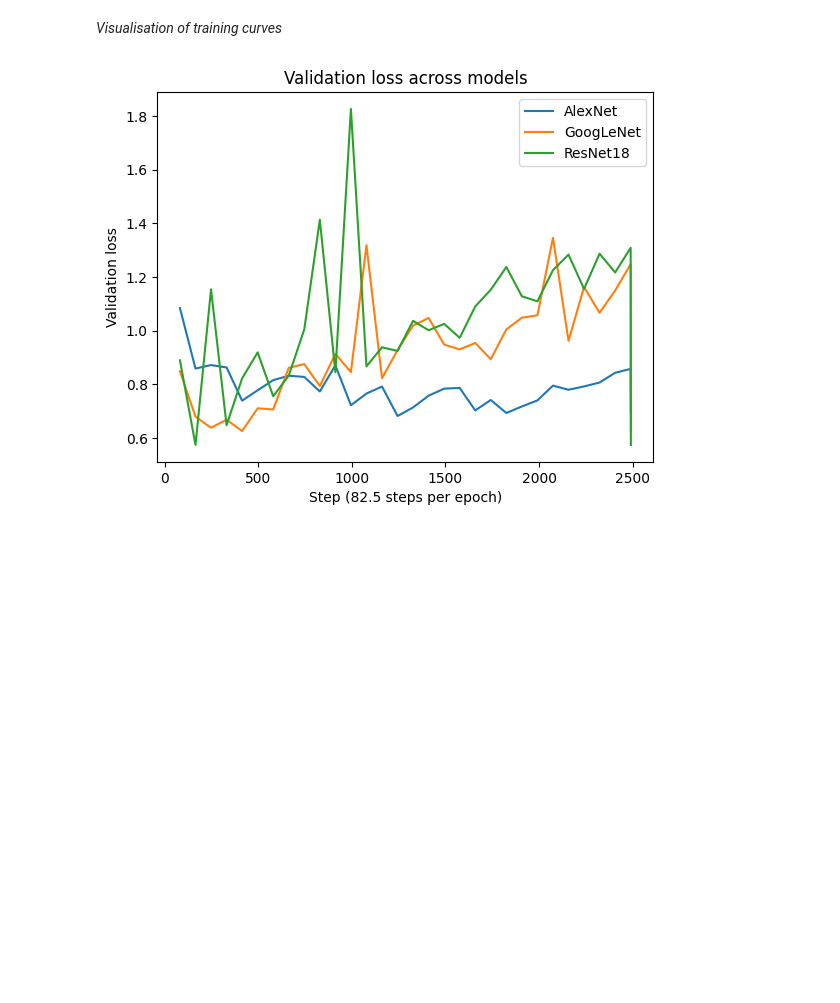
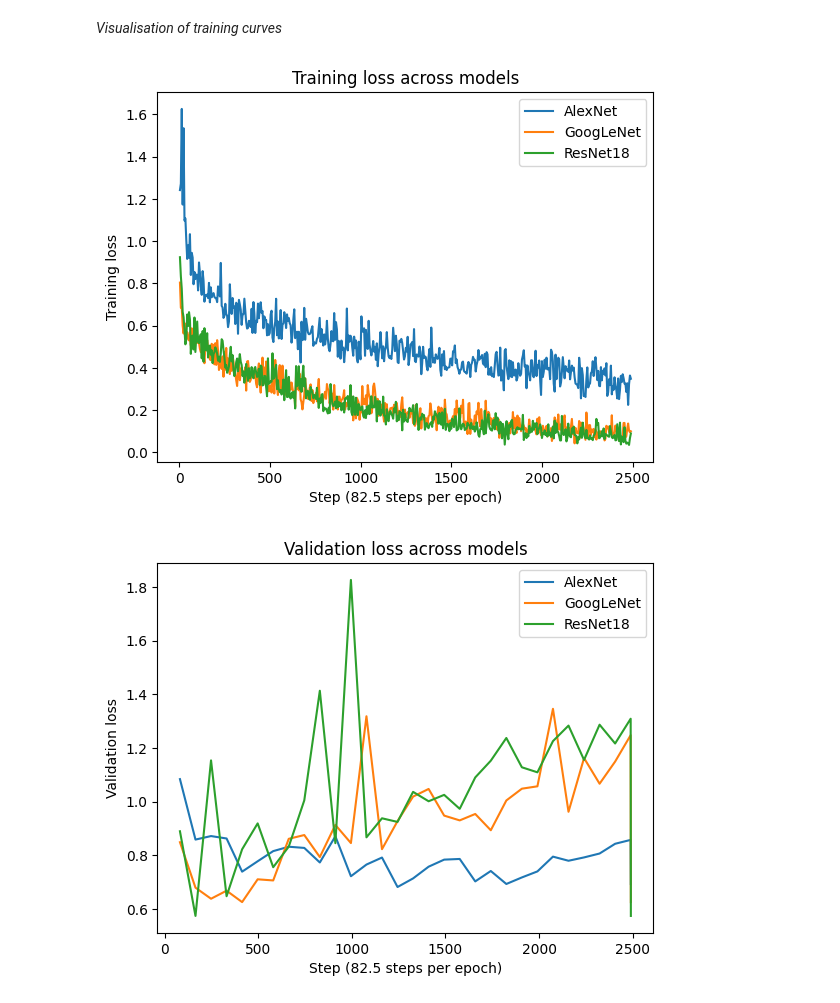
Before and after one commit to chekalisa/ML_for_Imaging, a Jupyter notebook: notebook_final.ipynb, the cells around one changed output. Cells and saved outputs as stored; diff of their text form; code cells hidden in the pictures; blank space fills up the shorter version.

Commit message:
Add training loss graph

```diff
--- a/notebook_final.ipynb
+++ b/notebook_final.ipynb
@@ -907,6 +907,25 @@ Testing: |
 ────────────────────────────────────────────────────────────────────────────────────────────────────────────────────────
 # %% [markdown]
 *Visualisation of training curves*
+# %%
+# training loss for 3 models
+files = {
+    "AlexNet": "graphs_models/run-mammo-net_version_35-tag-train_loss.csv",
+    "GoogLeNet": "graphs_models/run-mammo-net_version_37-tag-train_loss.csv",
+    "ResNet18": "graphs_models/run-mammo-net_version_39-tag-train_loss.csv",
+}
+
+for label, path in files.items():
+    df = pd.read_csv(path)
+    plt.plot(df["Step"], df["Value"], label=label)
+
+plt.xlabel("Step (82.5 steps per epoch)")
+plt.ylabel("Training loss")
+plt.title("Training loss across models")
+plt.legend()
+plt.show()
+# %% [output]
+[figure, added]
 # %%
 # validation loss for 3 models
 files = {
```
Also changed, not shown: 4 other files.
